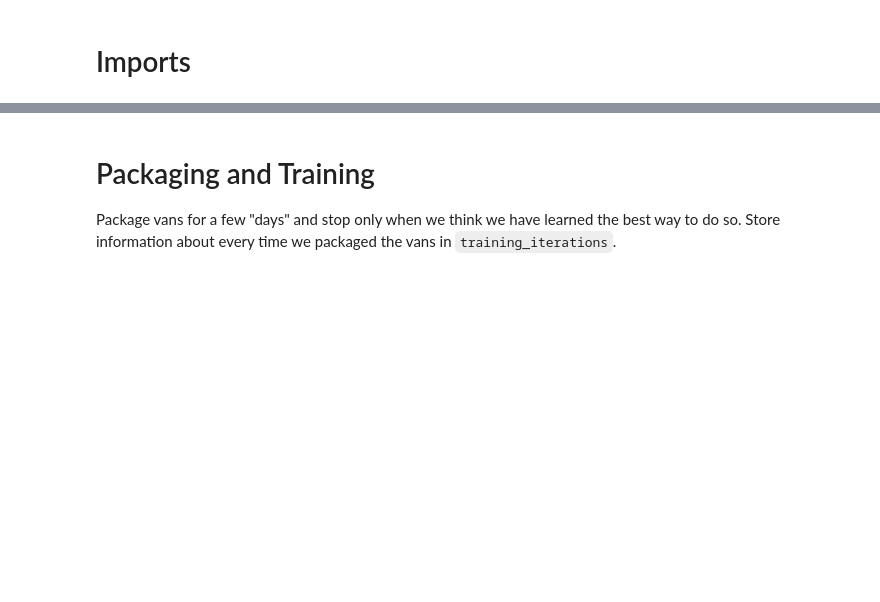
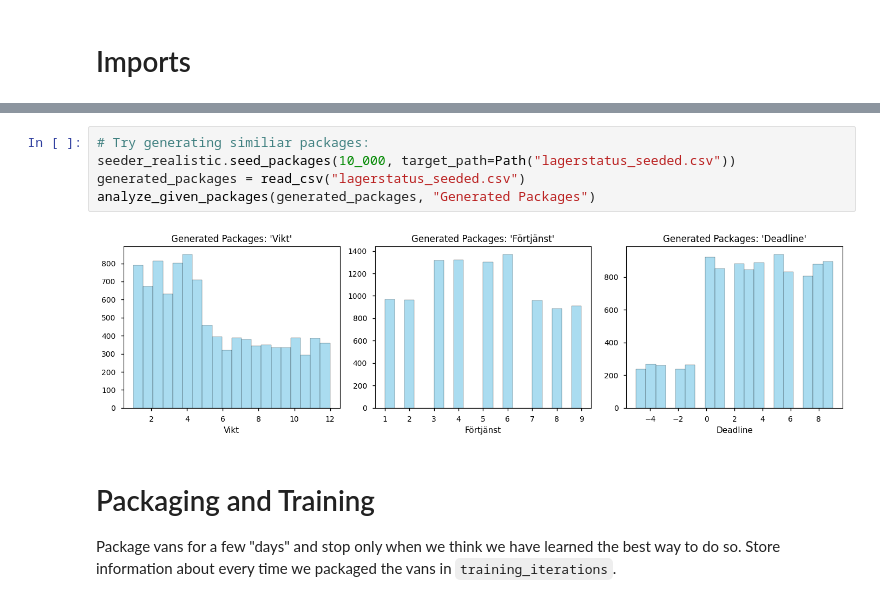
Before and after one commit to Zippy6666/Optimizing-Profit-Lindas-Lustfyllda-Courier---Haulage, a Jupyter notebook: optimize_notebook.ipynb, the cells around one changed output, grey strips where cells are left out. Saved outputs shown, nothing was run; the diff lists cells and outputs as text; blank space fills up the shorter version.

```diff
--- a/optimize_notebook.ipynb
+++ b/optimize_notebook.ipynb
@@ -9,3 +41,10 @@ from enum import IntEnum
+# %%
+# Try generating similiar packages:
+seeder_realistic.seed_packages(10_000, target_path=Path("lagerstatus_seeded.csv"))
+generated_packages = read_csv("lagerstatus_seeded.csv")
+analyze_given_packages(generated_packages, "Generated Packages")
+# %% [output]
+[figure, added]
 # %% [markdown]
 # Packaging and Training
 Package vans for a few "days" and stop only when we think we have learned the best way to do so. Store information about every time we packaged the vans in `training_iterations`.
```
Also changed, not shown: parts of 8 cells of this notebook, 7 other files.
